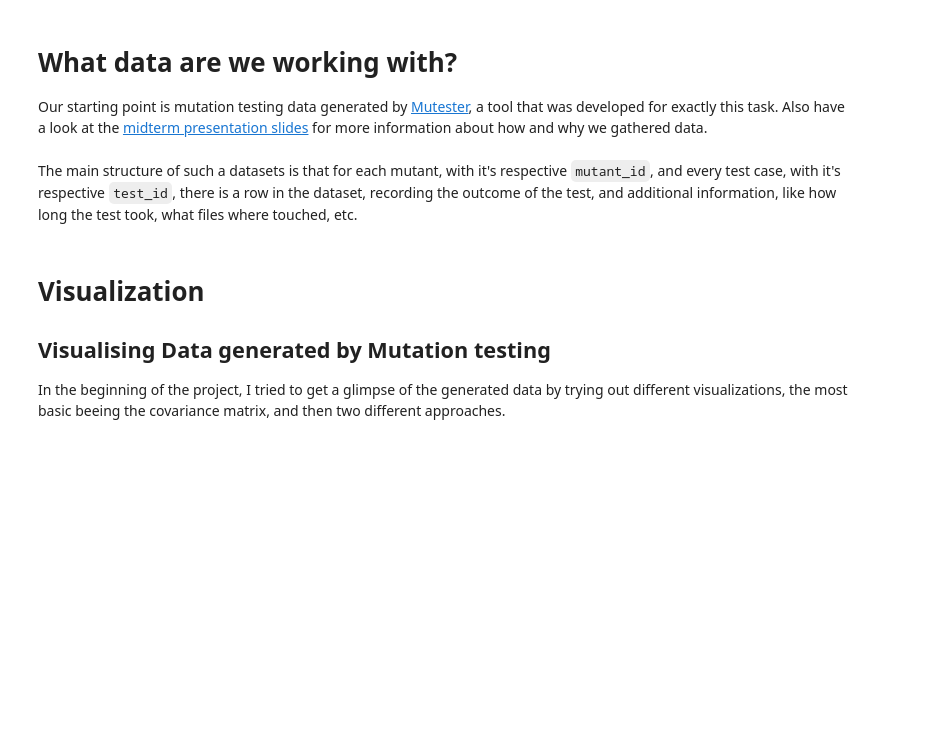
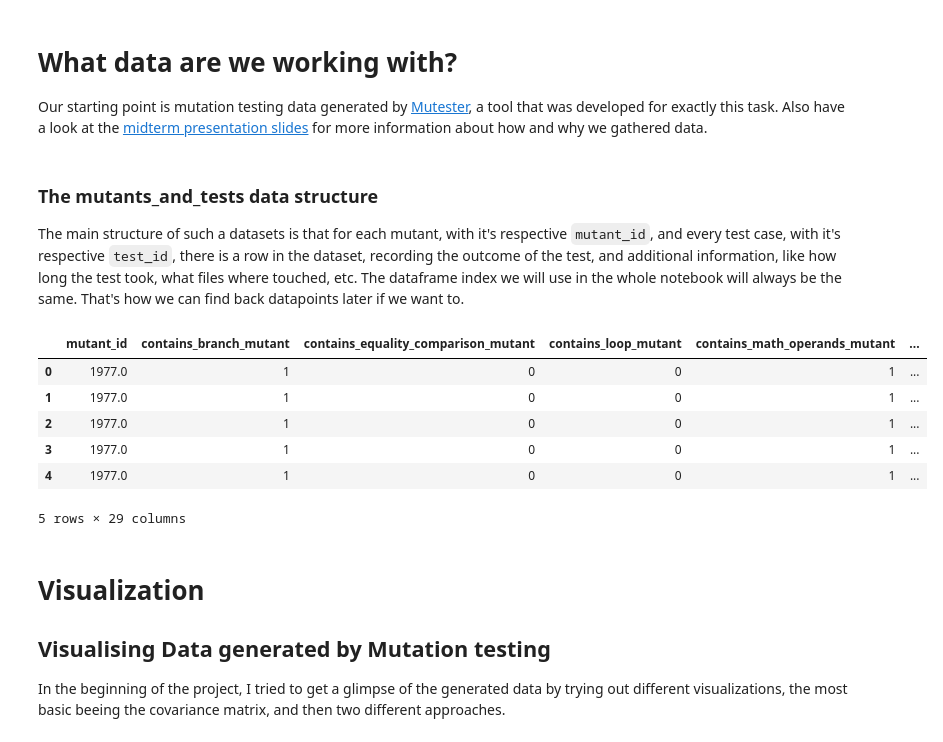
Before and after one commit to XPerianer/CRM20_How_does_software_break, a Jupyter notebook: How_Does_Software_Break.ipynb, the cells around one changed output. Saved outputs shown, nothing was run; the diff lists cells and outputs as text; code cells hidden in the pictures; blank space fills up the shorter version.

```diff
--- a/How_Does_Software_Break.ipynb
+++ b/How_Does_Software_Break.ipynb
@@ -70,8 +70,21 @@ datasets = loading.load_datasets({
     'Docopt': 'data/docopt_full.pkl'
 }, sparsify=False)
 # %% [markdown]
+### The mutants_and_tests data structure
 The main structure of such a datasets is that for each mutant, with it's respective `mutant_id`, and every test case, with it's respective `test_id`,
 there is a row in the dataset, recording the outcome of the test, and additional information, like how long the test took, what files where touched, etc.
+The dataframe index we will use in the whole notebook will always be the same. That's how we can find back datapoints later if we want to.
+# %%
+# Have a quick look here:
+datasets['Flask'].head()
+# %% [output]
+|  | mutant_id | contains_branch_mutant | contains_equality_comparison_mutant | contains_loop_mutant | contains_math_operands_mutant | ... |
+| 0 | 1977.0 | 1 | 0 | 0 | 1 | ... |
+| 1 | 1977.0 | 1 | 0 | 0 | 1 | ... |
+| 2 | 1977.0 | 1 | 0 | 0 | 1 | ... |
+| 3 | 1977.0 | 1 | 0 | 0 | 1 | ... |
+| 4 | 1977.0 | 1 | 0 | 0 | 1 | ... |
+5 rows × 29 columns
 # %% [markdown]
 # Visualization
 ## Visualising Data generated by Mutation testing
```
Also changed, not shown: parts of 2 cells of this notebook.
